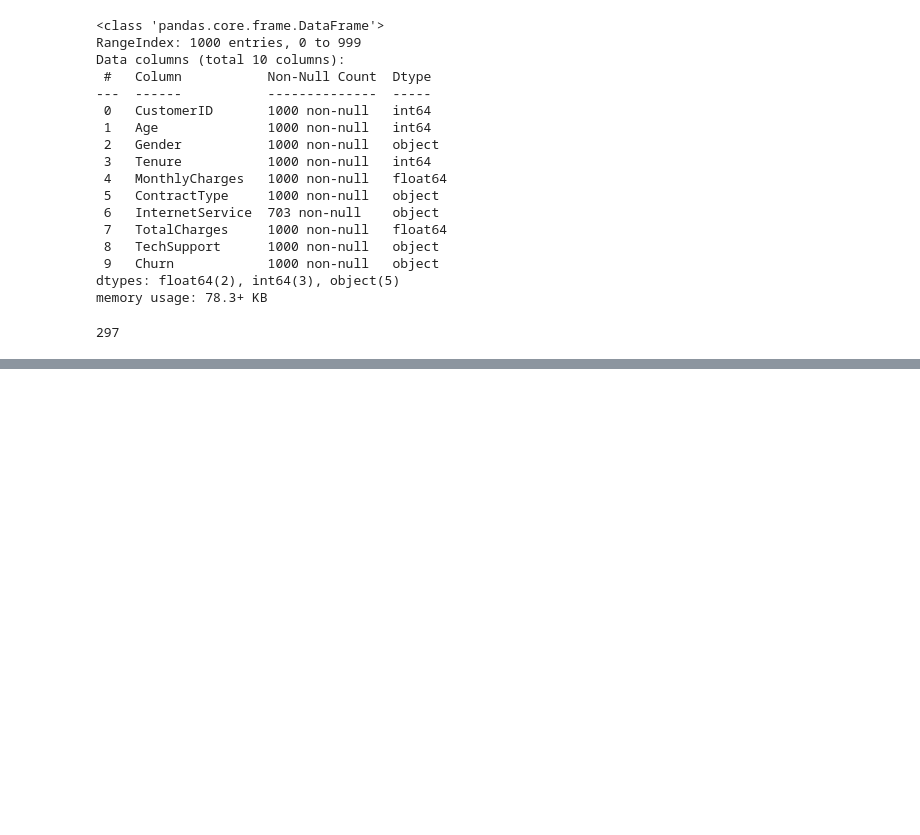
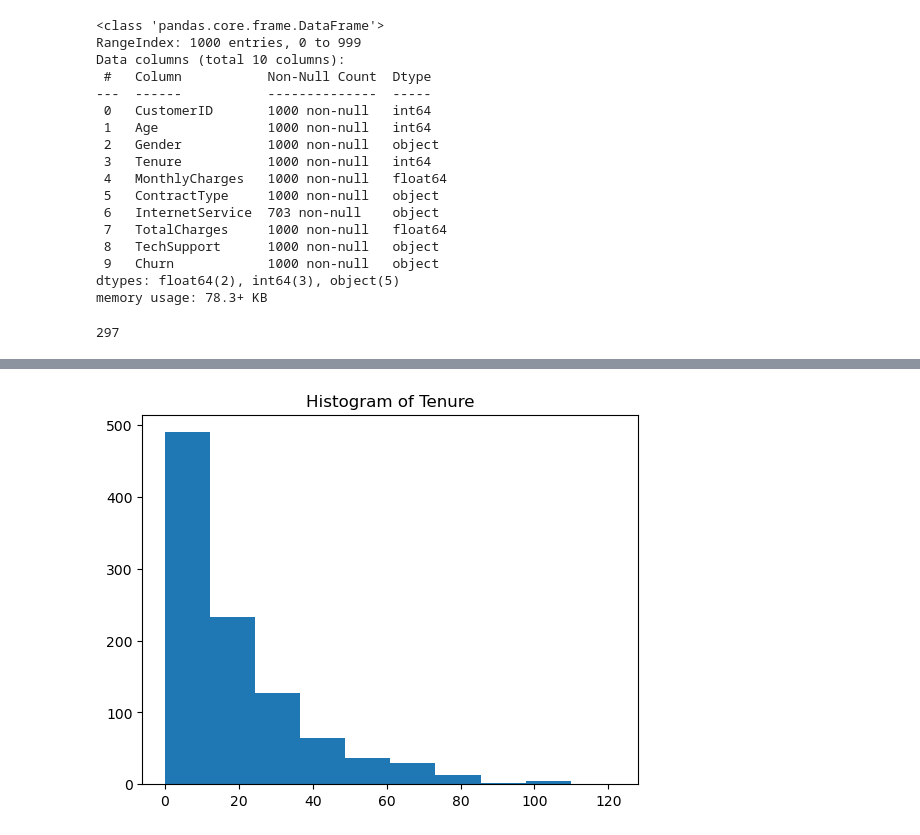
Before and after one commit to VishalPawar3696/customer-churn-prediction, a Jupyter notebook: notebook.ipynb, the cells around one changed output, grey strips where cells are left out. Cells and saved outputs as stored; diff of their text form; code cells hidden in the pictures; blank space fills up the shorter version.

```diff
--- a/notebook.ipynb
+++ b/notebook.ipynb
@@ -37,0 +161,6 @@ df.isna().sum().sum()
+# %%
+plt.hist(df['Tenure'])
+plt.title('Histogram of Tenure')
+plt.show()
+# %% [output]
+[figure, added]
```
Also changed, not shown: parts of 77 cells of this notebook, 2 other files.
